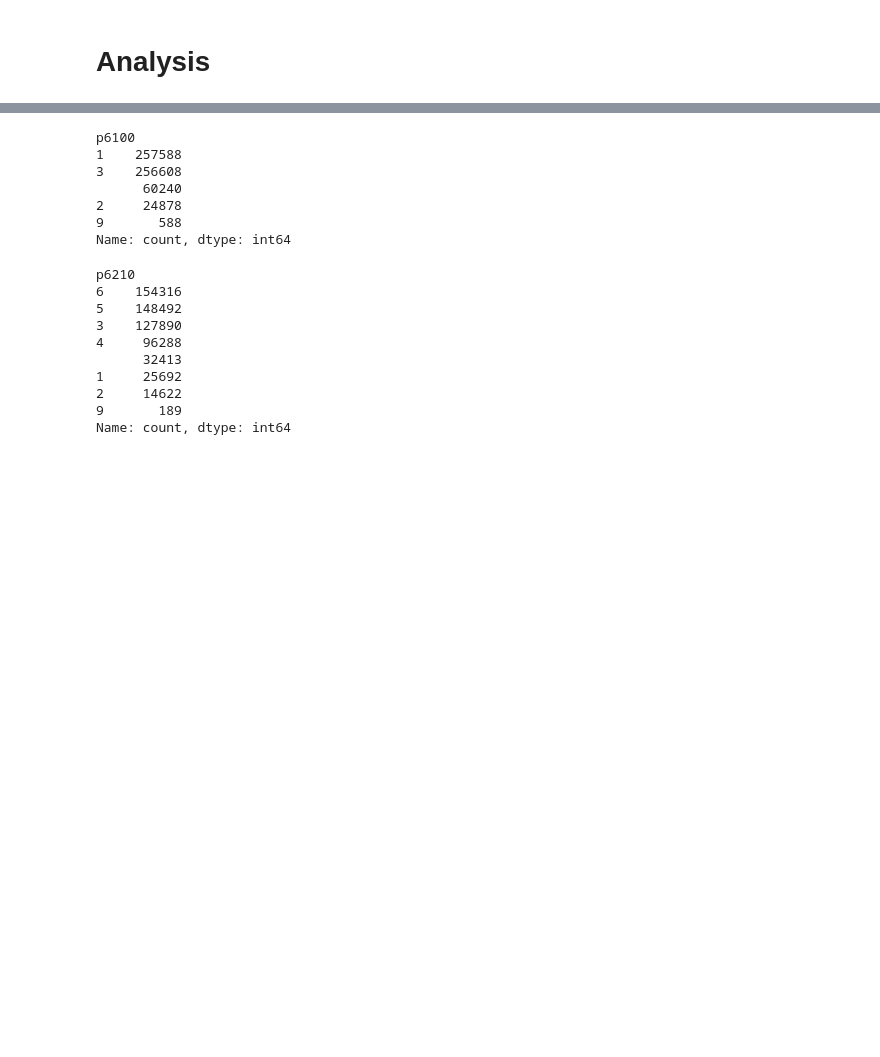
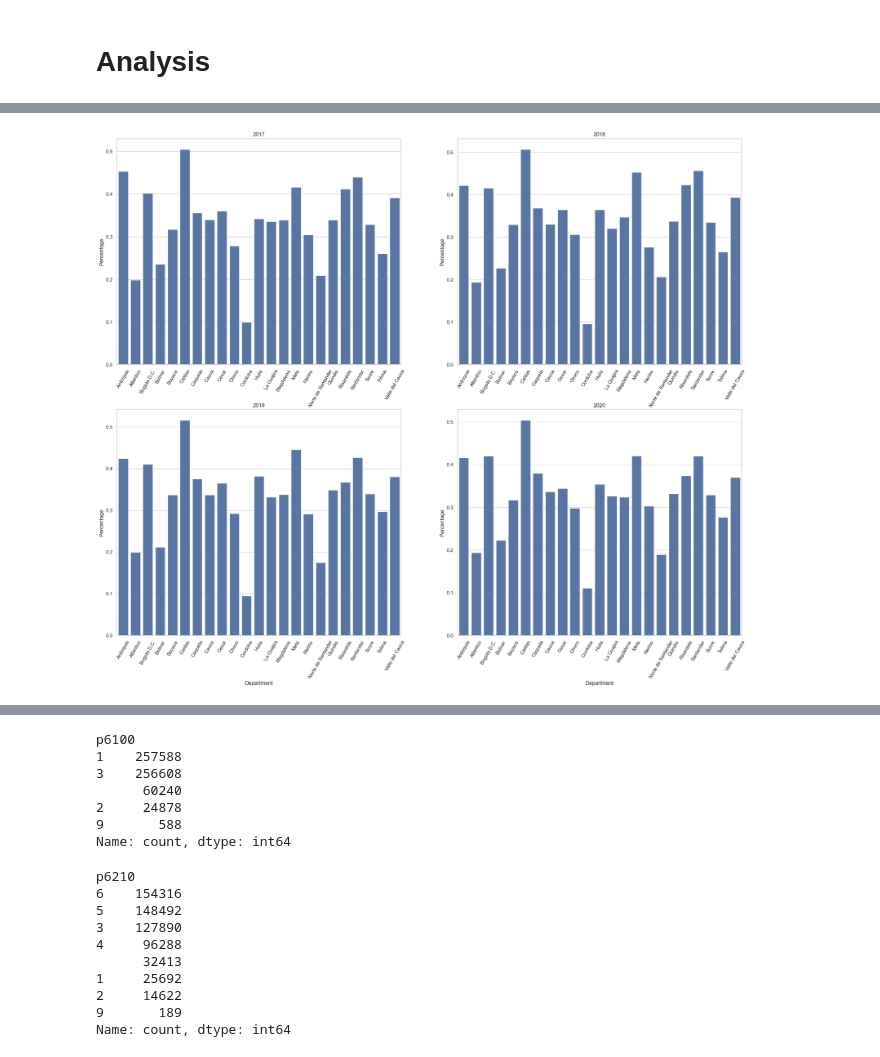
Before and after one commit to dalejandroabel/NASA-Space-Apps, a Jupyter notebook: notebooks/national.ipynb, the cells around one changed output, grey strips where cells are left out. Cells and saved outputs as stored; diff of their text form; code cells hidden in the pictures; blank space fills up the shorter version.

```diff
--- a/notebooks/national.ipynb
+++ b/notebooks/national.ipynb
@@ -118,0 +251,32 @@ def filter_data(df, output, **kwargs):
+# %%
+# Graph of the stratum 3 and 4 by city with seaborn by year in different subplots
+fig, axs = plt.subplots(2, 2, figsize=(25, 20))
+
+sns.barplot(x = cmed17_dep.index, y = cmed17_dep, ax = axs[0, 0])
+axs[0, 0].set_title('2017')
+axs[0, 0].set_ylabel('Percentage')
+axs[0, 0].set_xlabel('Department')
+axs[0, 0].set_xticklabels(axs[0, 0].get_xticklabels(), rotation = 60)
+
+sns.barplot(x = cmed18_dep.index, y = cmed18_dep, ax = axs[0, 1])
+axs[0, 1].set_title('2018')
+axs[0, 1].set_ylabel('Percentage')
+axs[0, 1].set_xlabel('Department')
+axs[0, 1].set_xticklabels(axs[0, 1].get_xticklabels(), rotation = 60)
+
+sns.barplot(x = cmed19_dep.index, y = cmed19_dep, ax = axs[1, 0])
+axs[1, 0].set_title('2019')
+axs[1, 0].set_ylabel('Percentage')
+axs[1, 0].set_xlabel('Department')
+axs[1, 0].set_xticklabels(axs[1, 0].get_xticklabels(), rotation = 60)
+
+sns.barplot(x = cmed20_dep.index, y = cmed20_dep, ax = axs[1, 1])
+axs[1, 1].set_title('2020')
+axs[1, 1].set_ylabel('Percentage')
+axs[1, 1].set_xlabel('Department')
+axs[1, 1].set_xticklabels(axs[1, 1].get_xticklabels(), rotation = 60)
+
+plt.savefig('../plots/stratum_3_4_by_city.png')
+plt.show()
+# %% [output]
+[figure, added]
```
Also changed, not shown: parts of 27 cells of this notebook, 5 other files.
